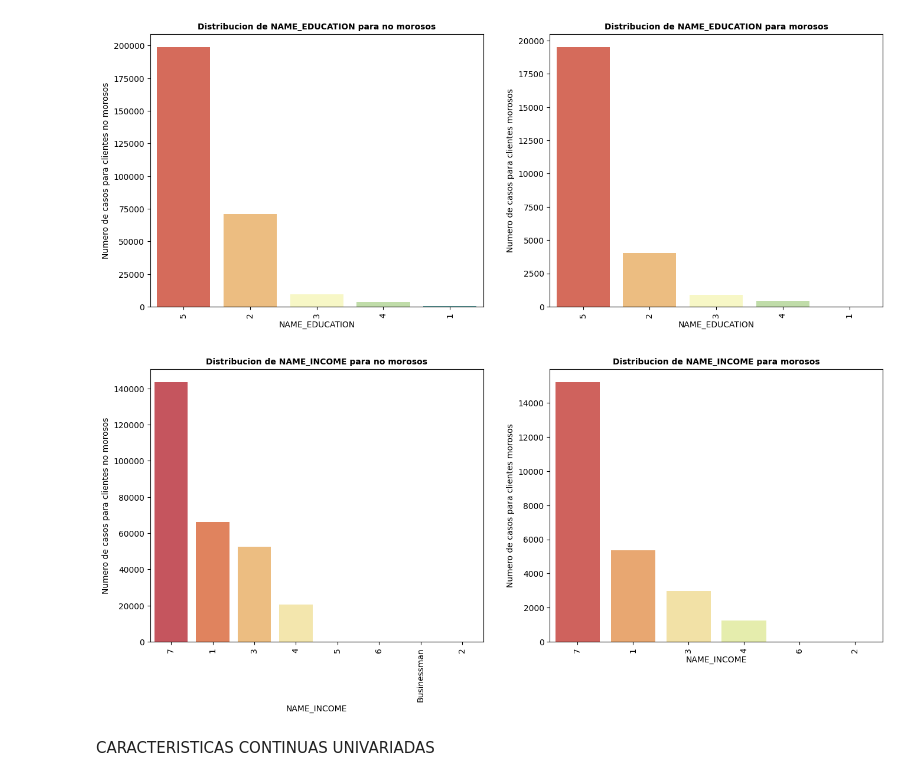
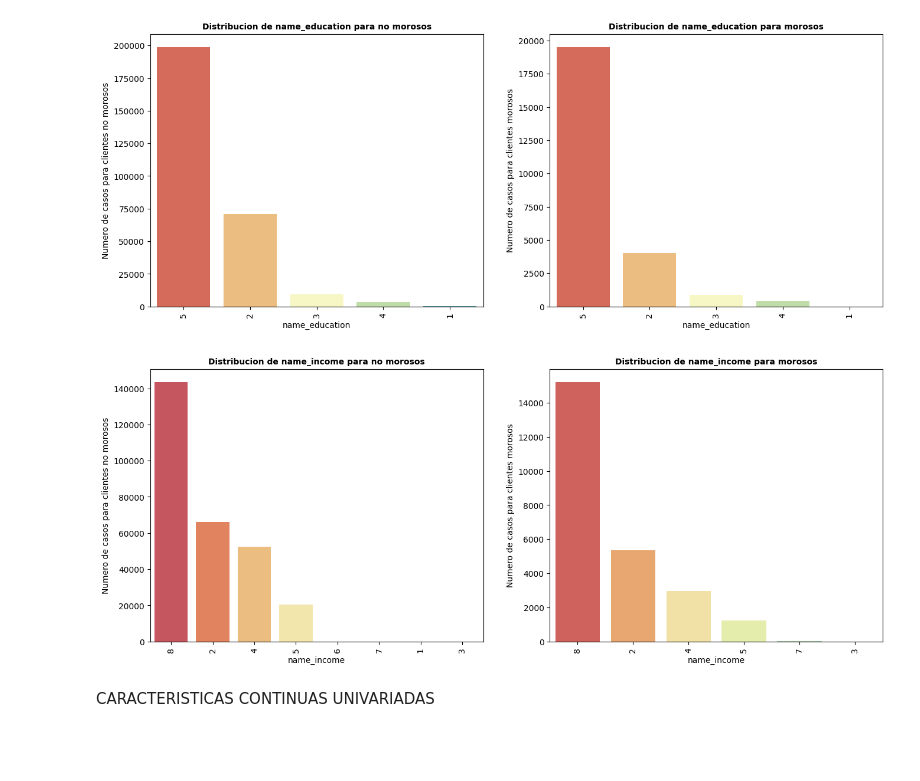
Before and after one commit to cesarcacho1022/TESIS-II-DEV, a Jupyter notebook: colab/Script.ipynb, the cells around one changed output. Cells and saved outputs as stored; diff of their text form; code cells hidden in the pictures; blank space fills up the shorter version.

```diff
--- a/colab/Script.ipynb
+++ b/colab/Script.ipynb
@@ -19,2 +27,5 @@ pd.set_option('display.max_rows',200)
+# %%
+load_dotenv('../.env')
+aws_redshift = os.getenv('aws_redshift')
 # %% [markdown]
 # **EXPLORACION DE DATOS**
@@ -31,0 +32,7 @@ df.head()
+# %%
+query = "SELECT * FROM public.data"
+
+engine = create_engine(aws_redshift)
+df = pd.read_sql_query(query, engine)
+
+df.head()
@@ -102,8 +116,8 @@ df = df.dropna(thresh = (len(df)*0.50), axis=1)
 #    if df[feature].dtype == 'object':
 #        df[feature] = pd.Categorical(df[feature]).codes
 
-df['NAME_INCOME'].replace(['Commercial associate', 'Maternity leave', 'Pensioner', 'State servant', 'Student', 'Unemployed', 'Working'], [1, 2, 3, 4, 5, 6, 7], inplace=True)
-df['NAME_EDUCATION'].replace(['Academic degree', 'Higher education', 'Incomplete higher', 'Lower secondary', 'Secondary / secondary special'], [1, 2, 3, 4, 5], inplace=True)
+df['name_income'].replace(['Businessman', 'Commercial associate', 'Maternity leave', 'Pensioner', 'State servant', 'Student', 'Unemployed', 'Working'], [1, 2, 3, 4, 5, 6, 7, 8], inplace=True)
+df['name_education'].replace(['Academic degree', 'Higher education', 'Incomplete higher', 'Lower secondary', 'Secondary / secondary special'], [1, 2, 3, 4, 5], inplace=True)
 # %%
 df.head()
 # %% [output]
@@ -178,8 +192,8 @@ plt.show()
 # %% [output]
 [figure]
 # %%
-df0 = df[df.TARGET==0] #dataset para clientes no morosos
-df1 = df[df.TARGET==1] #dataset para clientes morosos
+df0 = df[df.target==0] #dataset para clientes no morosos
+df1 = df[df.target==1] #dataset para clientes morosos
 # %% [markdown]
 Características categóricas univariadas
 # %%
@@ -209,9 +223,9 @@ df_plot_unnivariate_cat('NAME_EDUCATION')
 [figure]
 # %%
 #TIPO DE EDUCACION
-df_plot_unnivariate_cat('NAME_INCOME')
+df_plot_unnivariate_cat('name_income')
 # %% [output]
-[figure, old version]
+[figure, new version]
 # %% [markdown]
 CARACTERISTICAS CONTINUAS UNIVARIADAS
 # %%
```
Also changed, not shown: parts of 30 cells of this notebook, 1 other file.
